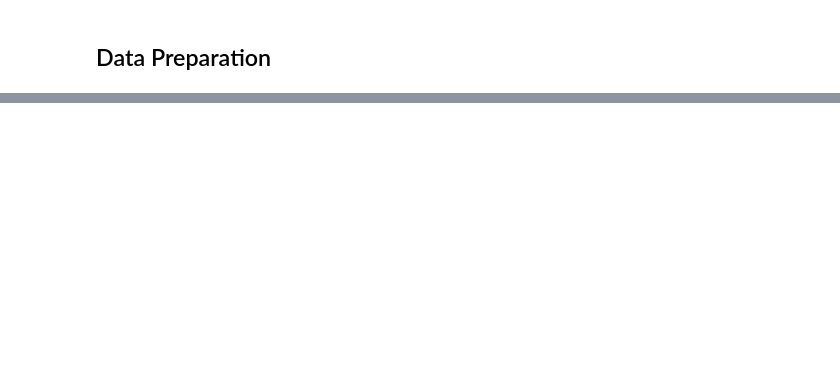
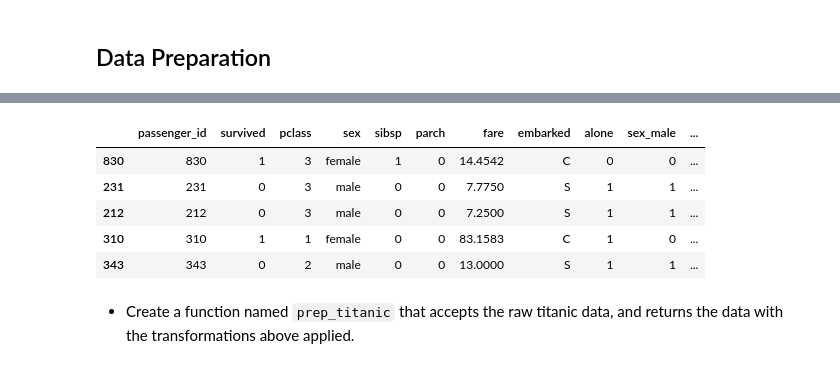
Before and after one commit to tkephart96/classification-exercises, a Jupyter notebook: classification-exercises.ipynb, the cells around one changed output, grey strips where cells are left out. Cells and saved outputs as stored; diff of their text form; code cells hidden in the pictures; blank space fills up the shorter version.

```diff
--- a/classification-exercises.ipynb
+++ b/classification-exercises.ipynb
@@ -258,0 +456,3 @@ Split data:
+# %%
+titanic = titanic.drop(columns=['age','class','deck','embark_town'])
+titanic.sample(5)
@@ -258,0 +468,3 @@ Split data:
+# %%
+dummy_titanic = pd.get_dummies(titanic[['sex','embarked']], drop_first=True)
+dummy_titanic.drop_duplicates()
@@ -258,0 +479,12 @@ Split data:
+# %%
+titanic = pd.concat([titanic, dummy_titanic], axis=1)
+titanic.sample(5)
+# %% [output]
+|  | passenger_id | survived | pclass | sex | sibsp | parch | fare | embarked | alone | sex_male | ... |
+| 830 | 830 | 1 | 3 | female | 1 | 0 | 14.4542 | C | 0 | 0 | ... |
+| 231 | 231 | 0 | 3 | male | 0 | 0 | 7.7750 | S | 1 | 1 | ... |
+| 212 | 212 | 0 | 3 | male | 0 | 0 | 7.2500 | S | 1 | 1 | ... |
+| 310 | 310 | 1 | 1 | female | 0 | 0 | 83.1583 | C | 1 | 0 | ... |
+| 343 | 343 | 0 | 2 | male | 0 | 0 | 13.0000 | S | 1 | 1 | ... |
+# %% [markdown]
+- Create a function named `prep_titanic` that accepts the raw titanic data, and returns the data with the transformations above applied.
```
Also changed, not shown: parts of 68 cells of this notebook.
